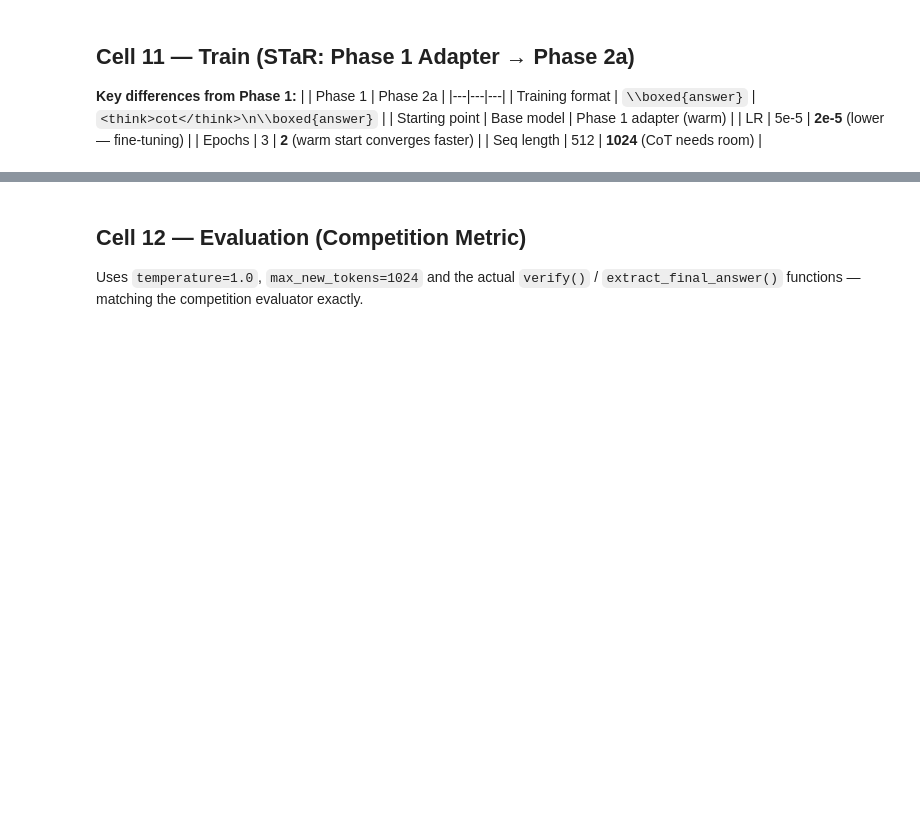
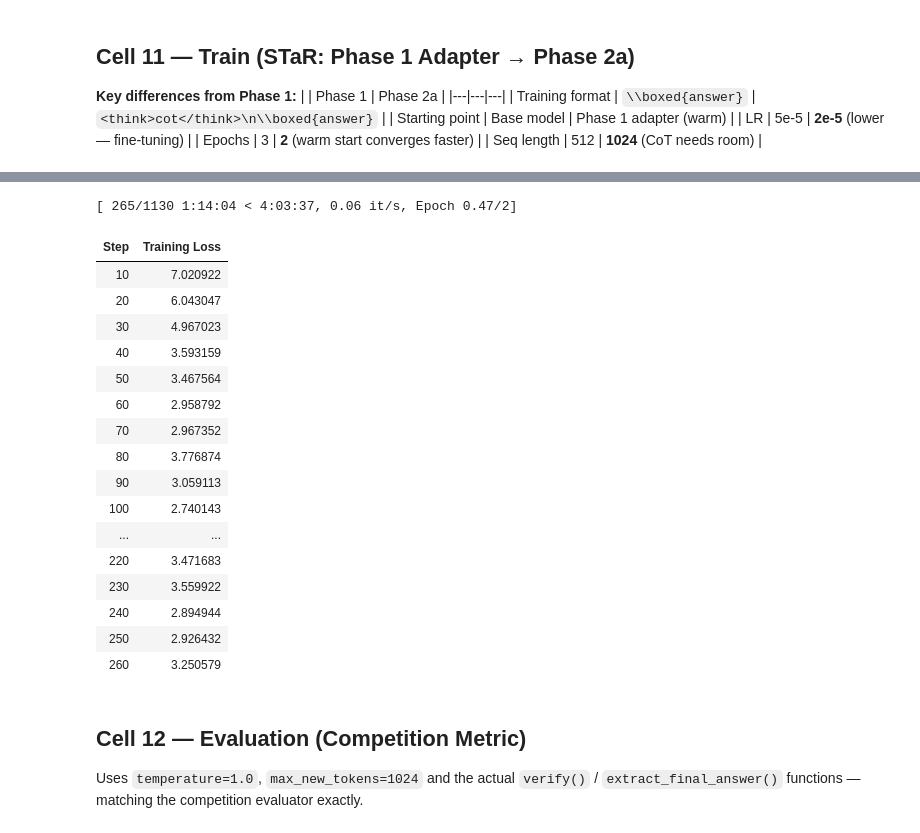
Before and after one commit to LokeshTiwari004/NemotronReasoningChallenge, a Jupyter notebook: notebooks/phase2a_self_cot_sft.ipynb, the cells around one changed output, grey strips where cells are left out. Drawn from its saved outputs; the diff is of its cells as text; code cells hidden in the pictures; blank space fills up the shorter version.

```diff
--- a/notebooks/phase2a_self_cot_sft.ipynb
+++ b/notebooks/phase2a_self_cot_sft.ipynb
@@ -602,7 +628,17 @@ print(f"  Over {MAX_SEQ_LENGTH} tokens: {over_limit} ({100*over_limit/len(sample
 # %% [markdown]
 ## Cell 10 — Tokenize
 # %%
-# Tokenization + collation handled internally by SFTTrainer(packing=True).
-# No manual tokenize_fn or DataCollator needed.
-# SFTTrainer reads train_df["text"] directly via dataset_text_field="text".
-print("Tokenization delegated to SFTTrainer. No action needed here.")
+# Reset padding side to right for training (left-pad was only for batched generation)
+tokenizer.padding_side = "right"
+
+train_dataset = Dataset.from_dict({"text": train_df["text"].tolist()})
+
+def tokenize_fn(examples):
+    return tokenizer(examples["text"], truncation=True, max_length=MAX_SEQ_LENGTH)
+
+train_dataset  = train_dataset.map(tokenize_fn, batched=True, remove_columns=["text"])
+data_collator  = DataCollatorForLanguageModeling(tokenizer=tokenizer, mlm=False)
+
+print(f"Train dataset : {len(train_dataset)} tokenized examples")
+print(f"CoT mix       : {cot_count} CoT ({100*cot_count/len(train_dataset):.1f}%) + "
+      f"{plain_count} plain ({100*plain_count/len(train_dataset):.1f}%)")
@@ -618,16 +657,7 @@ print("Tokenization delegated to SFTTrainer. No action needed here.")
 | Epochs | 3 | **2** (warm start converges faster) |
 | Seq length | 512 | **1024** (CoT needs room) |
 # %%
-# SFTTrainer with sequence packing:
-# - packs multiple short examples into each 1024-token window
-# - plain examples avg ~142 tokens → ~7 per window → ~7x training throughput
-# - CoT examples avg ~400 tokens   → ~2.5 per window
-# - replaces Trainer + DataCollator entirely
-
-# Choose optimizer based on quantization setting
-_optim = "paged_adamw_8bit" if QUANTIZATION is not None else "adamw_torch"
-
-sft_config = SFTConfig(
+training_args = TrainingArguments(
     output_dir=OUTPUT_DIR,
     num_train_epochs=NUM_EPOCHS,
     per_device_train_batch_size=BATCH_SIZE,
@@ -638,10 +668,6 @@ sft_config = SFTConfig(
     gradient_checkpointing=True,
     bf16=True,
     fp16=False,
-    optim=_optim,
-    max_seq_length=MAX_SEQ_LENGTH,
-    packing=True,                        # sequence packing (key improvement)
-    dataset_text_field="text",
     dataloader_num_workers=0,
     logging_steps=10,
     report_to="none",
@@ -649,27 +675,24 @@ sft_config = SFTConfig(
     seed=RANDOM_SEED,
 )
 
-# SFTTrainer takes raw Dataset with "text" column — no manual tokenization needed
-train_dataset_raw = Dataset.from_dict({"text": train_df["text"].tolist()})
-
-trainer = SFTTrainer(
+trainer = Trainer(
     model=model,
-    args=sft_config,
-    train_dataset=train_dataset_raw,
-    tokenizer=tokenizer,
+    args=training_args,
+    train_dataset=train_dataset,
+    data_collator=data_collator,
 )
 
-eff_batch = BATCH_SIZE * GRAD_ACCUM
-print("Starting Phase 2a training (SFTTrainer + packing, STaR warm-start)...")
-print(f"  Quantization    : {QUANTIZATION!r}")
-print(f"  Optimizer       : {_optim}")
-print(f"  Effective batch : {eff_batch}  ({BATCH_SIZE} x {GRAD_ACCUM} grad_accum)")
-print(f"  Packing         : enabled  (seq_len={MAX_SEQ_LENGTH})")
-print(f"  CoT mix         : {cot_count} CoT + {plain_count} plain")
+steps_per_epoch = len(train_dataset) // (BATCH_SIZE * GRAD_ACCUM)
+print("Starting Phase 2a training (STaR warm start)...")
+print(f"  Steps/epoch   : {steps_per_epoch}")
+print(f"  Total steps   : {steps_per_epoch * NUM_EPOCHS}")
+print(f"  Effective batch: {BATCH_SIZE * GRAD_ACCUM}")
+print(f"  CoT mix        : {cot_count} CoT + {plain_count} plain")
 print()
 
 train_result = trainer.train()
 
 print("\n✅ Training complete!")
-print(f"  Final loss : {train_result.training_loss:.4f}")
-print(f"  Runtime    : {train_result.metrics.get('train_runtime', 0)/60:.1f} min")
+print(f"  Final loss  : {train_result.training_loss:.4f}")
+print(f"  Runtime     : {train_result.metrics.get('train_runtime', 0)/60:.1f} min")
+# %% [output]
@@ -676,3 +705,21 @@ print(f"  Runtime    : {train_result.metrics.get('train_runtime', 0)/60:.1f} min
+[ 265/1130 1:14:04 < 4:03:37, 0.06 it/s, Epoch 0.47/2]
+| Step | Training Loss |
+| 10 | 7.020922 |
+| 20 | 6.043047 |
+| 30 | 4.967023 |
+| 40 | 3.593159 |
+| 50 | 3.467564 |
+| 60 | 2.958792 |
+| 70 | 2.967352 |
+| 80 | 3.776874 |
+| 90 | 3.059113 |
+| 100 | 2.740143 |
+| ... | ... |
+| 220 | 3.471683 |
+| 230 | 3.559922 |
+| 240 | 2.894944 |
+| 250 | 2.926432 |
+| 260 | 3.250579 |
 # %% [markdown]
 ## Cell 12 — Evaluation (Competition Metric)
 
```
Also changed, not shown: parts of 12 cells of this notebook.
